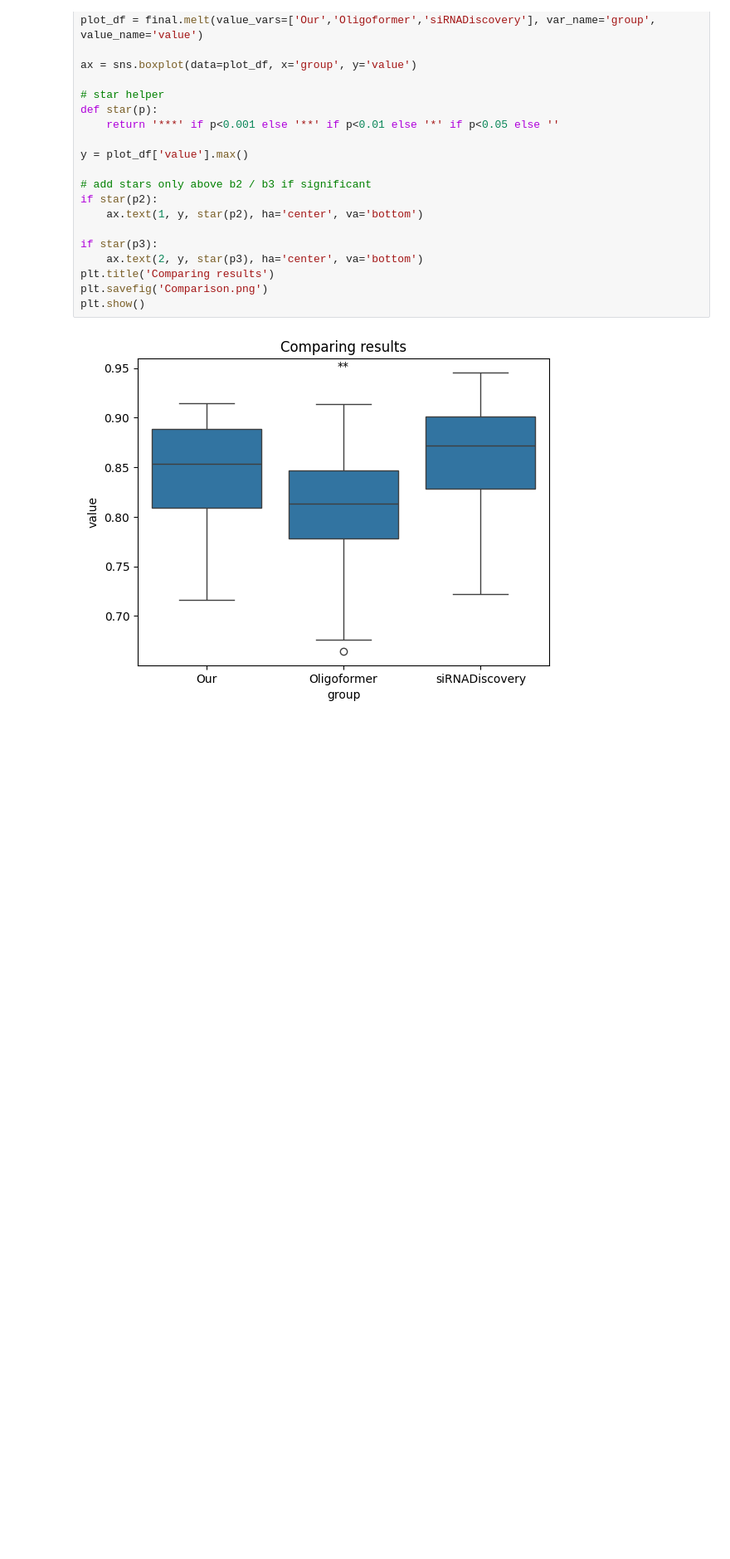
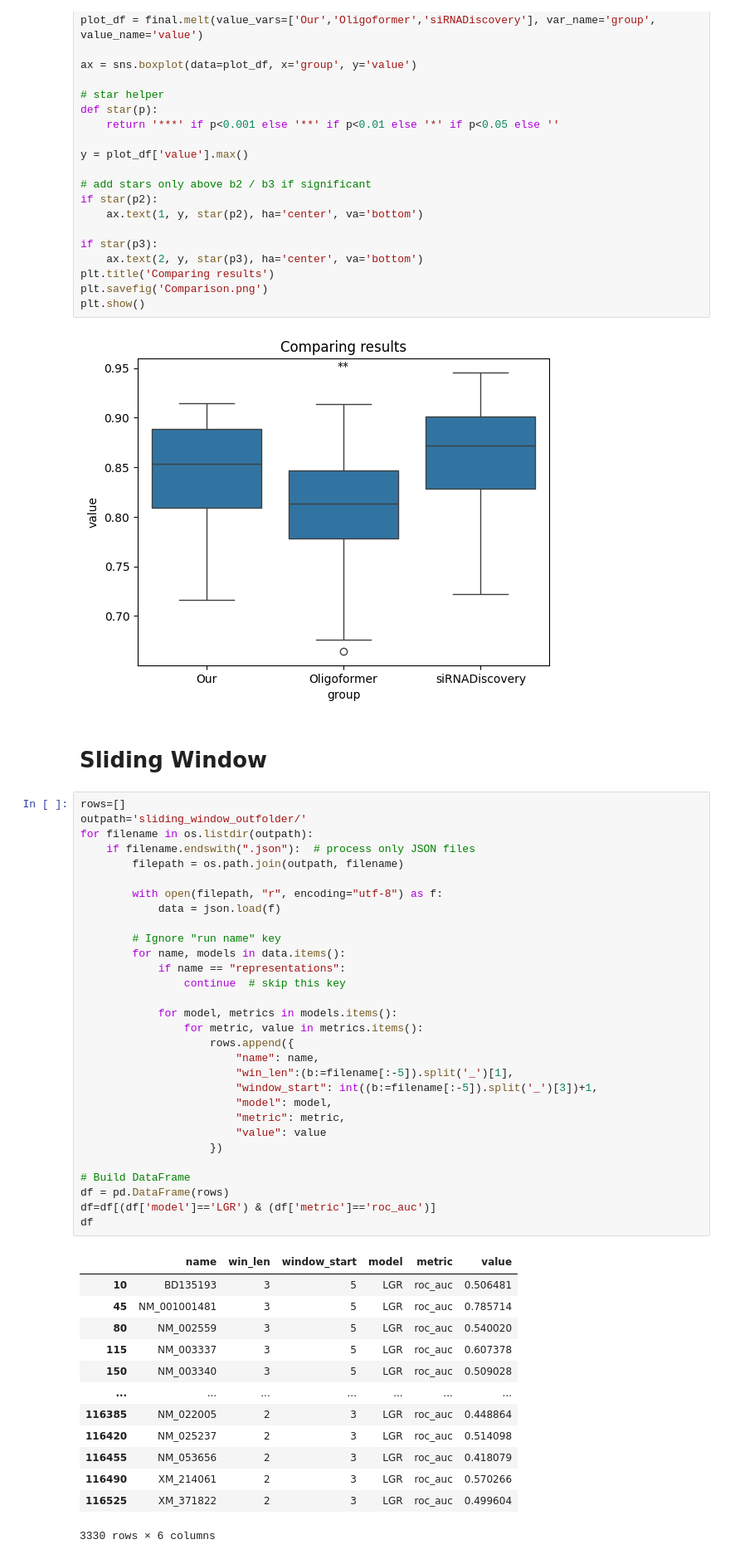
Before and after one commit to apkrfi/unMod-siRNA-Pred, a Jupyter notebook: Check_Performance.ipynb, the cells around one changed output. Shown at 83% size. Drawn from its saved outputs; the diff is of its cells as text; blank space fills up the shorter version.

```diff
--- a/Check_Performance.ipynb
+++ b/Check_Performance.ipynb
@@ -843,3 +890,49 @@ plt.savefig('Comparison.png')
 plt.show()
 # %% [output]
 [figure]
+# %% [markdown]
+# Sliding Window
+# %%
+rows=[]
+outpath='sliding_window_outfolder/'
+for filename in os.listdir(outpath):
+    if filename.endswith(".json"):  # process only JSON files
+        filepath = os.path.join(outpath, filename)
+
+        with open(filepath, "r", encoding="utf-8") as f:
+            data = json.load(f)
+
+        # Ignore "run name" key
+        for name, models in data.items():
+            if name == "representations":
+                continue  # skip this key
+
+            for model, metrics in models.items():
+                for metric, value in metrics.items():
+                    rows.append({
+                        "name": name,
+                        "win_len":(b:=filename[:-5]).split('_')[1],
+                        "window_start": int((b:=filename[:-5]).split('_')[3])+1,
+                        "model": model,
+                        "metric": metric,
+                        "value": value
+                    })
+
+# Build DataFrame
+df = pd.DataFrame(rows)
+df=df[(df['model']=='LGR') & (df['metric']=='roc_auc')]
+df
+# %% [output]
+|  | name | win_len | window_start | model | metric | value |
+| 10 | BD135193 | 3 | 5 | LGR | roc_auc | 0.506481 |
+| 45 | NM_001001481 | 3 | 5 | LGR | roc_auc | 0.785714 |
+| 80 | NM_002559 | 3 | 5 | LGR | roc_auc | 0.540020 |
+| 115 | NM_003337 | 3 | 5 | LGR | roc_auc | 0.607378 |
+| 150 | NM_003340 | 3 | 5 | LGR | roc_auc | 0.509028 |
+| ... | ... | ... | ... | ... | ... | ... |
+| 116385 | NM_022005 | 2 | 3 | LGR | roc_auc | 0.448864 |
+| 116420 | NM_025237 | 2 | 3 | LGR | roc_auc | 0.514098 |
+| 116455 | NM_053656 | 2 | 3 | LGR | roc_auc | 0.418079 |
+| 116490 | XM_214061 | 2 | 3 | LGR | roc_auc | 0.570266 |
+| 116525 | XM_371822 | 2 | 3 | LGR | roc_auc | 0.499604 |
+3330 rows × 6 columns
```
Also changed, not shown: parts of 8 cells of this notebook, 8 other files.
